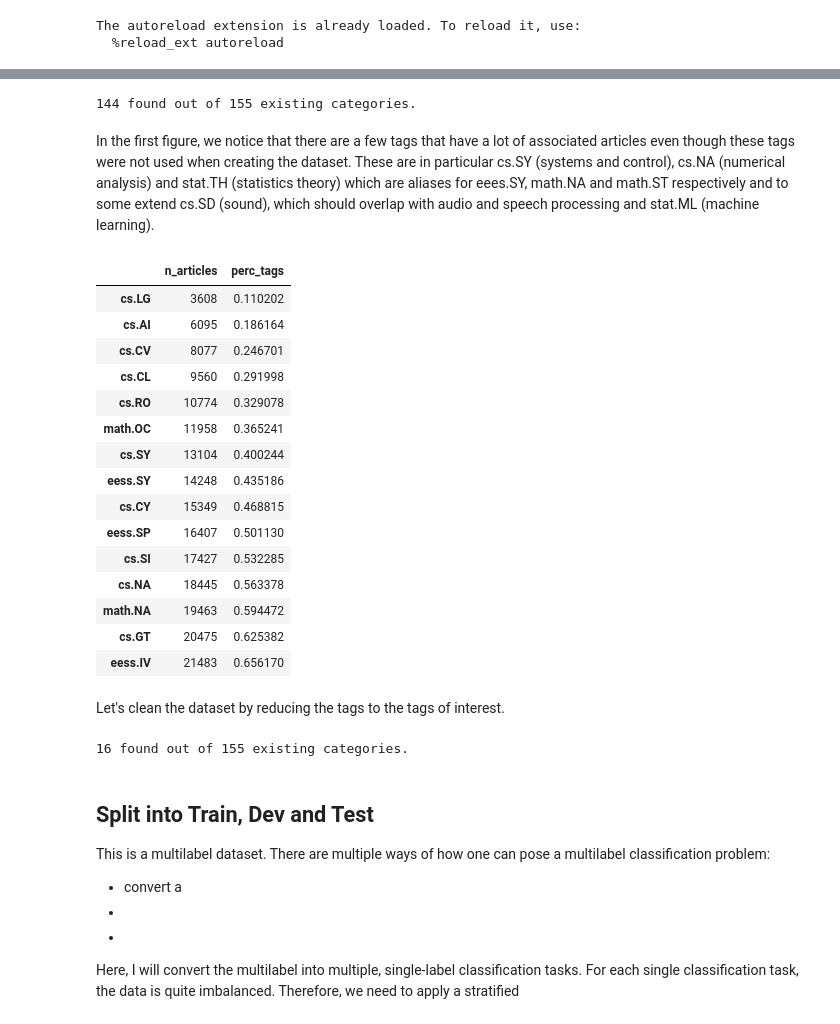
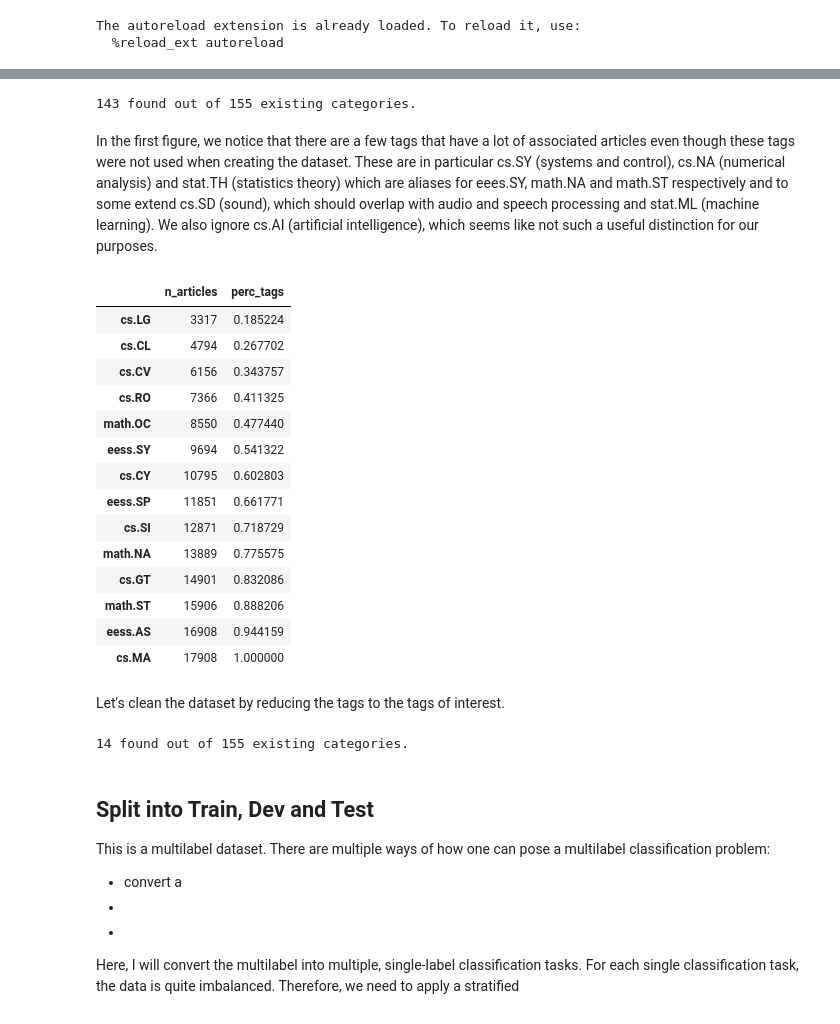
Before and after one commit to walkenho/abstract-classifier, a Jupyter notebook: notebooks/01-label-exploration.ipynb, the cells around one changed output, grey strips where cells are left out. Drawn from its saved outputs; the diff is of its cells as text; code cells hidden in the pictures.

Commit message:
Add first iteration of baseline model (#4)
* add first iteration of baseline model
* adapt categories of interest
* add - to list of stopwords

```diff
--- a/notebooks/01-label-exploration.ipynb
+++ b/notebooks/01-label-exploration.ipynb
@@ -47,6 +47,9 @@ import plotly.express as px
 # %% [output]
 The autoreload extension is already loaded. To reload it, use:
   %reload_ext autoreload
+# %%
+# load taxonomy
+taxonomy = load_taxonomy(DATAFOLDER / "raw" / "taxonomy.pkl")
 # %%
 df = pd.read_csv(DATAFOLDER / "raw" / "articles.csv").assign(
     tags=lambda df: df["tags"].apply(lambda x: ast.literal_eval(x))
@@ -90,12 +93,6 @@ print(
 mlb = MultiLabelBinarizer()
 
 message_tags_matrix = pd.DataFrame(mlb.fit_transform(df["tags"]), columns=mlb.classes_)
-# pd.DataFrame(
-#    pd.DataFrame(message_tags_matrix, columns=mlb.classes_).sum()
-#    / message_tags_matrix.shape[0]
-#    * 100,
-#    columns=["perc_articles"],
-# ).assign(category_of_interest=lambda df: df.index.map(lambda x: x in CATEGORIES_OF_INTEREST))
 
 fig = px.bar(
     pd.DataFrame(
@@ -120,36 +117,36 @@ fig = px.bar(
 )
 fig.show()
 # %% [output]
-144 found out of 155 existing categories.
+143 found out of 155 existing categories.
 # %% [markdown]
-In the first figure, we notice that there are a few tags that have a lot of associated articles even though these tags were not used when creating the dataset. These are in particular cs.SY (systems and control), cs.NA (numerical analysis) and stat.TH (statistics theory) which are aliases for eees.SY, math.NA and math.ST respectively and to some extend cs.SD (sound), which should overlap with audio and speech processing and stat.ML (machine learning).
+In the first figure, we notice that there are a few tags that have a lot of associated articles even though these tags were not used when creating the dataset. These are in particular cs.SY (systems and control), cs.NA (numerical analysis) and stat.TH (statistics theory) which are aliases for eees.SY, math.NA and math.ST respectively and to some extend cs.SD (sound), which should overlap with audio and speech processing and stat.ML (machine learning). We also ignore cs.AI (artificial intelligence), which seems like not such a useful distinction for our purposes.
 # %%
 df_sum = (
     pd.DataFrame(
-        pd.DataFrame(message_tags_matrix, columns=mlb.classes_).sum(), columns=["n_articles"]
+        pd.DataFrame(message_tags_matrix, columns=mlb.classes_).sum(),
+        columns=["n_articles"],
     )
     .sort_values(by="n_articles", ascending=False)
     .cumsum()
     .assign(perc_tags=lambda df: df["n_articles"] / df["n_articles"].max())
 )
 df_sum.head(15)
 # %% [output]
 |  | n_articles | perc_tags |
-| cs.LG | 3608 | 0.110202 |
-| cs.AI | 6095 | 0.186164 |
-| cs.CV | 8077 | 0.246701 |
-| cs.CL | 9560 | 0.291998 |
-| cs.RO | 10774 | 0.329078 |
-| math.OC | 11958 | 0.365241 |
-| cs.SY | 13104 | 0.400244 |
-| eess.SY | 14248 | 0.435186 |
-| cs.CY | 15349 | 0.468815 |
-| eess.SP | 16407 | 0.501130 |
-| cs.SI | 17427 | 0.532285 |
-| cs.NA | 18445 | 0.563378 |
-| math.NA | 19463 | 0.594472 |
-| cs.GT | 20475 | 0.625382 |
-| eess.IV | 21483 | 0.656170 |
+| cs.LG | 3317 | 0.185224 |
+| cs.CL | 4794 | 0.267702 |
+| cs.CV | 6156 | 0.343757 |
+| cs.RO | 7366 | 0.411325 |
+| math.OC | 8550 | 0.477440 |
+| eess.SY | 9694 | 0.541322 |
+| cs.CY | 10795 | 0.602803 |
+| eess.SP | 11851 | 0.661771 |
+| cs.SI | 12871 | 0.718729 |
+| math.NA | 13889 | 0.775575 |
+| cs.GT | 14901 | 0.832086 |
+| math.ST | 15906 | 0.888206 |
+| eess.AS | 16908 | 0.944159 |
+| cs.MA | 17908 | 1.000000 |
 # %%
 fig = px.area(df_sum, y="perc_tags", title="Percentage of tags captured")
 fig.show()
@@ -189,7 +186,7 @@ fig = px.bar(
 )
 fig.show()
 # %% [output]
-16 found out of 155 existing categories.
+14 found out of 155 existing categories.
 # %% [markdown]
 ## Split into Train, Dev and Test
 
```
Also changed, not shown: parts of 3 cells of this notebook, 7 other files.
